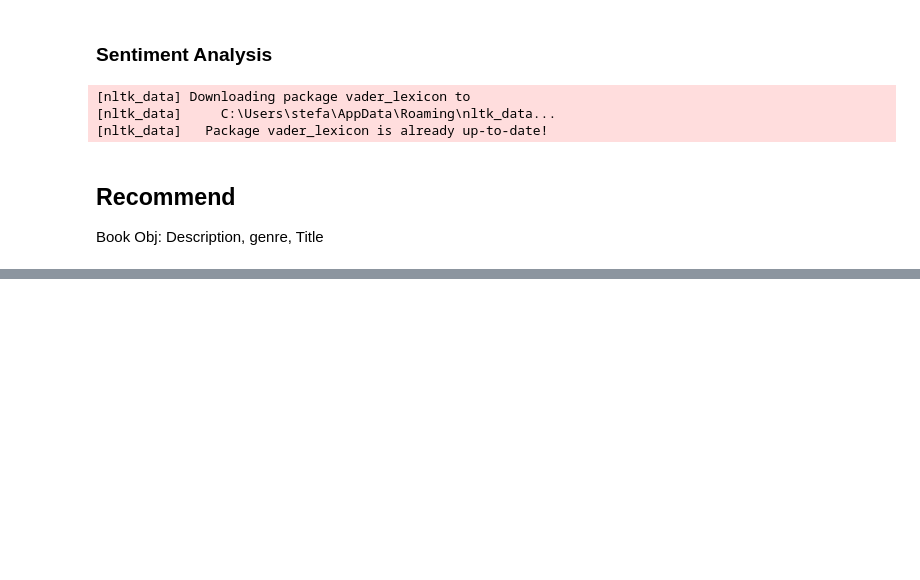
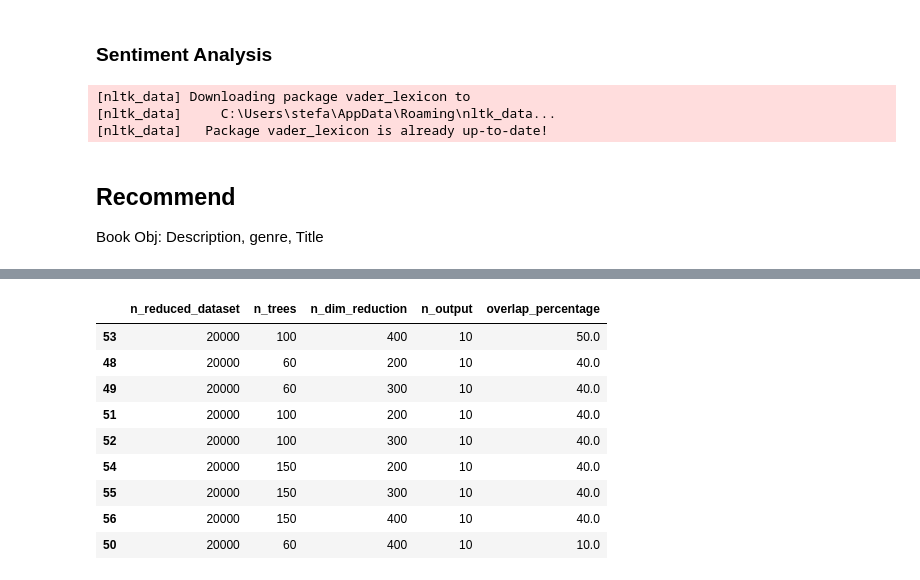
Before and after one commit to solodezaldivar/readAlike, a Jupyter notebook: readAlike.ipynb, the cells around one changed output, grey strips where cells are left out. Drawn from its saved outputs; the diff is of its cells as text; code cells hidden in the pictures; blank space fills up the shorter version.

```diff
--- a/readAlike.ipynb
+++ b/readAlike.ipynb
@@ -319,0 +372,13 @@ ValueError: The truth value of a Series is ambiguous. Use a.empty, a.bool(), a.i
+# %%
+stats_df[stats_df['n_reduced_dataset'] == 20000].sort_values(by='overlap_percentage', ascending=False)
+# %% [output]
+|  | n_reduced_dataset | n_trees | n_dim_reduction | n_output | overlap_percentage |
+| 53 | 20000 | 100 | 400 | 10 | 50.0 |
+| 48 | 20000 | 60 | 200 | 10 | 40.0 |
+| 49 | 20000 | 60 | 300 | 10 | 40.0 |
+| 51 | 20000 | 100 | 200 | 10 | 40.0 |
+| 52 | 20000 | 100 | 300 | 10 | 40.0 |
+| 54 | 20000 | 150 | 200 | 10 | 40.0 |
+| 55 | 20000 | 150 | 300 | 10 | 40.0 |
+| 56 | 20000 | 150 | 400 | 10 | 40.0 |
+| 50 | 20000 | 60 | 400 | 10 | 10.0 |
```
Also changed, not shown: parts of 31 cells of this notebook, 1 other file.
